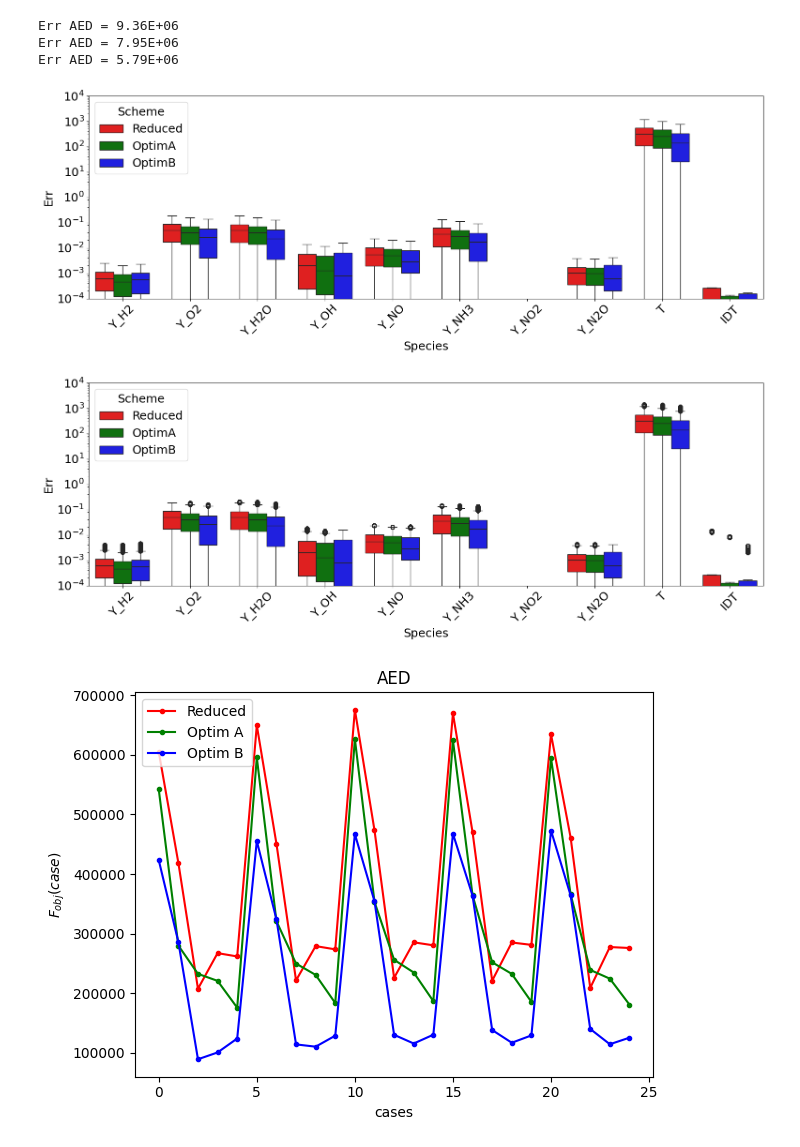
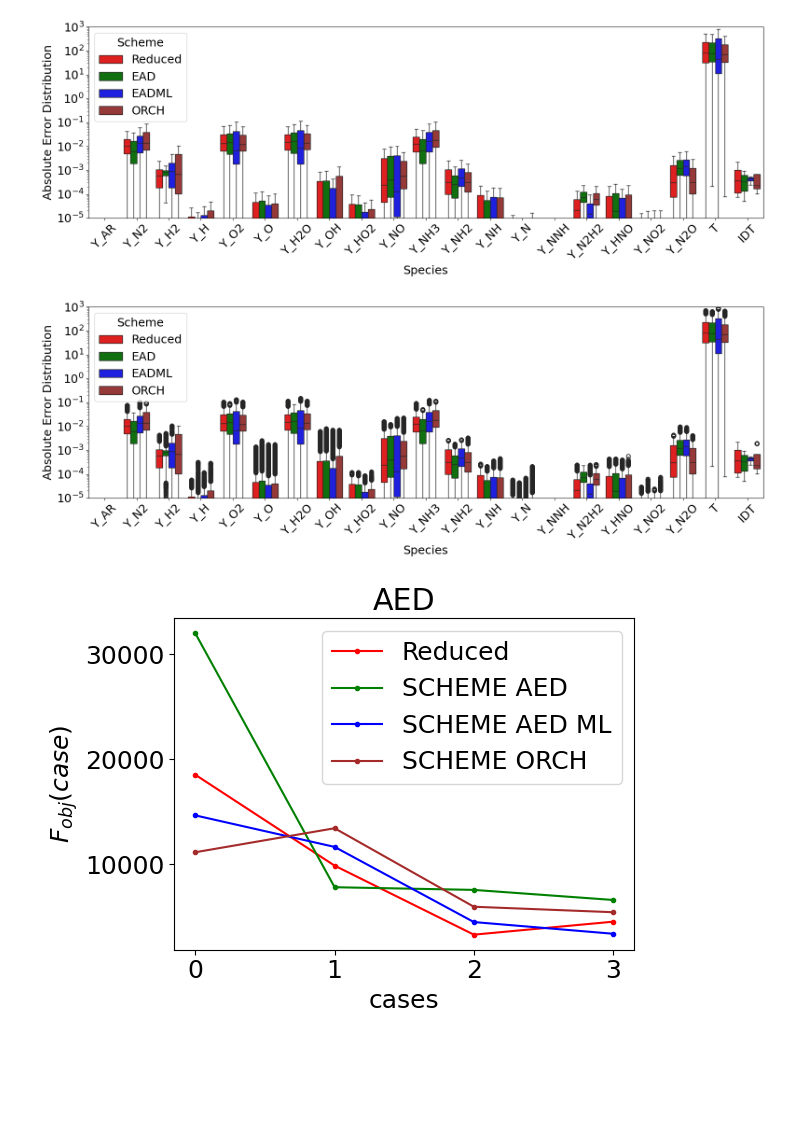
Before and after one commit to MartinMNKG/Automated_Reduced, a Jupyter notebook: notebook/Visu_AED.ipynb, the cells around one changed output. Saved outputs shown, nothing was run; the diff lists cells and outputs as text; code cells hidden in the pictures; blank space fills up the shorter version.

```diff
--- a/notebook/Visu_AED.ipynb
+++ b/notebook/Visu_AED.ipynb
@@ -16,7 +16,7 @@ yaml = YAML()
 main_path = os.getcwd()
 with open("../data/Info_species_fitness.yaml", "r") as f:
     input = yaml.load(f)
-Name_Folder = "0D"
+Name_Folder = "0D_LUC"
 flag_output= True
 
 species = [species for species, values in input.items() if values["AED"] == 1]
@@ -24,59 +24,59 @@ species = [species for species, values in input.items() if values["AED"] == 1]
 
 data_d = pd.read_csv(f"/work/kotlarcm/WORK/Automated_Reduced/{Name_Folder}/Processing_Detailed.csv")
 data_r = pd.read_csv(f"/work/kotlarcm/WORK/Automated_Reduced/{Name_Folder}/Processing_Reduced.csv")
-data_a = pd.read_csv(f"/work/kotlarcm/WORK/Automated_Reduced/{Name_Folder}/Processing_OptimA.csv")
-data_b = pd.read_csv(f"/work/kotlarcm/WORK/Automated_Reduced/{Name_Folder}/Processing_OptimB.csv")
+data_a = pd.read_csv(f"/work/kotlarcm/WORK/Automated_Reduced/{Name_Folder}/Processing_140_AED.csv")
+data_b = pd.read_csv(f"/work/kotlarcm/WORK/Automated_Reduced/{Name_Folder}/Processing_140_AEDML.csv")
+data_c = pd.read_csv(f"/work/kotlarcm/WORK/Automated_Reduced/{Name_Folder}/Processing_140_ORCH.csv")
 
 case = data_d["P_Init"].nunique()*  data_d["T_Init"].nunique()  *  data_d["Phi_Init"].nunique()  *  data_d["Mixt_Init"].nunique()
 lenght= int(data_d.shape[0]/ case)
 # %%
-EAD_ML_R_TOT,EAD_ML_R  = Calculate_AED(data_d,data_r,input,main_path,flag_output)
-EAD_ML_A_TOT,EAD_ML_A  = Calculate_AED(data_d,data_a,input,main_path,flag_output)
-EAD_ML_B_TOT,EAD_ML_B  = Calculate_AED(data_d,data_b,input,main_path,flag_output)
+EAD_ML_R_TOT,EAD_ML_R  = Calculate_AED(data_d,data_r,input,flag_output)
+EAD_ML_A_TOT,EAD_ML_A  = Calculate_AED(data_d,data_a,input,flag_output)
+EAD_ML_B_TOT,EAD_ML_B  = Calculate_AED(data_d,data_b,input,flag_output)
+EAD_ML_C_TOT,EAD_ML_C  = Calculate_AED(data_d,data_c,input,flag_output)
-# %% [output]
-Err AED = 9.36E+06
-Err AED = 7.95E+06
-Err AED = 5.79E+06
 # %%
-df_reduced = EAD_ML_R.melt(var_name="Species", value_name="Err")
+df_reduced = EAD_ML_R.melt(var_name="Species", value_name="Absolute Error Distribution")
 df_reduced["Scheme"] = "Reduced"
 
-df_optimA = EAD_ML_A.melt(var_name="Species", value_name="Err")
-df_optimA["Scheme"] = "OptimA"
+df_optimA = EAD_ML_A.melt(var_name="Species", value_name="Absolute Error Distribution")
+df_optimA["Scheme"] = "EAD"
 
-df_optimB = EAD_ML_B.melt(var_name="Species", value_name="Err")
-df_optimB["Scheme"] = "OptimB"
+df_optimB = EAD_ML_B.melt(var_name="Species", value_name="Absolute Error Distribution")
+df_optimB["Scheme"] = "EADML"
+
+
+df_optimC = EAD_ML_C.melt(var_name="Species", value_name="Absolute Error Distribution")
+df_optimC["Scheme"] = "ORCH"
 
 # Fusionner les deux
-df_all = pd.concat([df_reduced, df_optimA,df_optimB], ignore_index=True)
+df_all = pd.concat([df_reduced, df_optimA,df_optimB,df_optimC], ignore_index=True)
 
-palette = {"Reduced": "red", "OptimA": "green","OptimB" : "blue"}
+palette = {"Reduced": "red", "EAD": "green","EADML" : "blue","ORCH" : "brown"}
 
 # Tracer
 plt.figure(figsize=(16, 6))
 plt.rcParams.update({'font.size': 18})
-sns.boxplot(data=df_all, x="Species", y="Err", hue="Scheme",  palette=palette,showfliers=False)
+sns.boxplot(data=df_all, x="Species", y="Absolute Error Distribution", hue="Scheme",  palette=palette,showfliers=False)
 plt.yscale("log")
-# plt.ylim([1e-1, 1e6])
+plt.ylim([1e-5, 1e3])
 plt.xticks(rotation=45)
 plt.tight_layout()
-plt.ylim([1e-4,1e4])
 plt.savefig("AED_SPECIES.png")
 # %% [output]
-[figure, old version]
+[figure, new version]
 # %%
 # Tracer
 plt.figure(figsize=(16, 6))
 plt.rcParams.update({'font.size': 18})
-sns.boxplot(data=df_all, x="Species", y="Err", hue="Scheme",  palette=palette,showfliers=True)
+sns.boxplot(data=df_all, x="Species", y="Absolute Error Distribution", hue="Scheme",  palette=palette,showfliers=True)
 plt.yscale("log")
-# plt.ylim([1e-1, 1e6])
+plt.ylim([1e-5, 1e3])
 plt.xticks(rotation=45)
 plt.tight_layout()
-plt.ylim([1e-4,1e4])
 plt.savefig("AED_SPECIES_showfliers.png")
 # %% [output]
-[figure, old version]
+[figure, new version]
 # %%
 Tot_R = pd.DataFrame(0.0, index=range(case), columns=EAD_ML_R.columns)
 Tot_A = pd.DataFrame(0.0, index=range(case), columns=EAD_ML_R.columns)
@@ -93,13 +95,13 @@ for c in range(case):
 # %%
 plt.plot(Tot_R.sum(axis=1),"r.-",label="Reduced")
-plt.plot(Tot_A.sum(axis=1),"g.-",label="Optim A")
-plt.plot(Tot_B.sum(axis=1),"b.-",label="Optim B")
+plt.plot(Tot_A.sum(axis=1),"g.-",label="SCHEME AED")
+plt.plot(Tot_B.sum(axis=1),"b.-",label="SCHEME AED ML")
+plt.plot(Tot_C.sum(axis=1),".-",color="brown",label="SCHEME ORCH")
 plt.ylabel(r"$F_{obj}(case)$")
 plt.xlabel("cases")
 # plt.yscale("log")
 plt.legend()
 plt.title("AED")
 plt.tight_layout()
-plt.savefig("AED_Err_fit_case.png")
 # %% [output]
-[figure, old version]
+[figure, new version]
```
Also changed, not shown: parts of 1 cell of this notebook, 21 other files.
